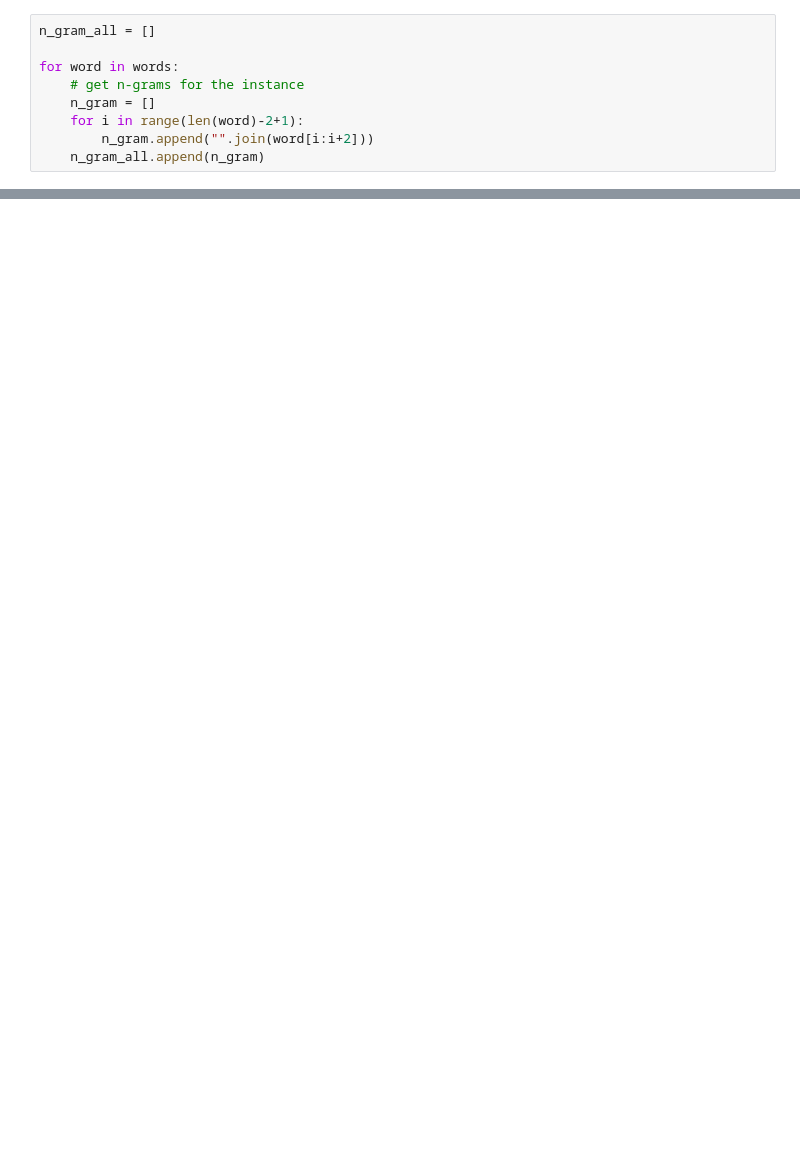
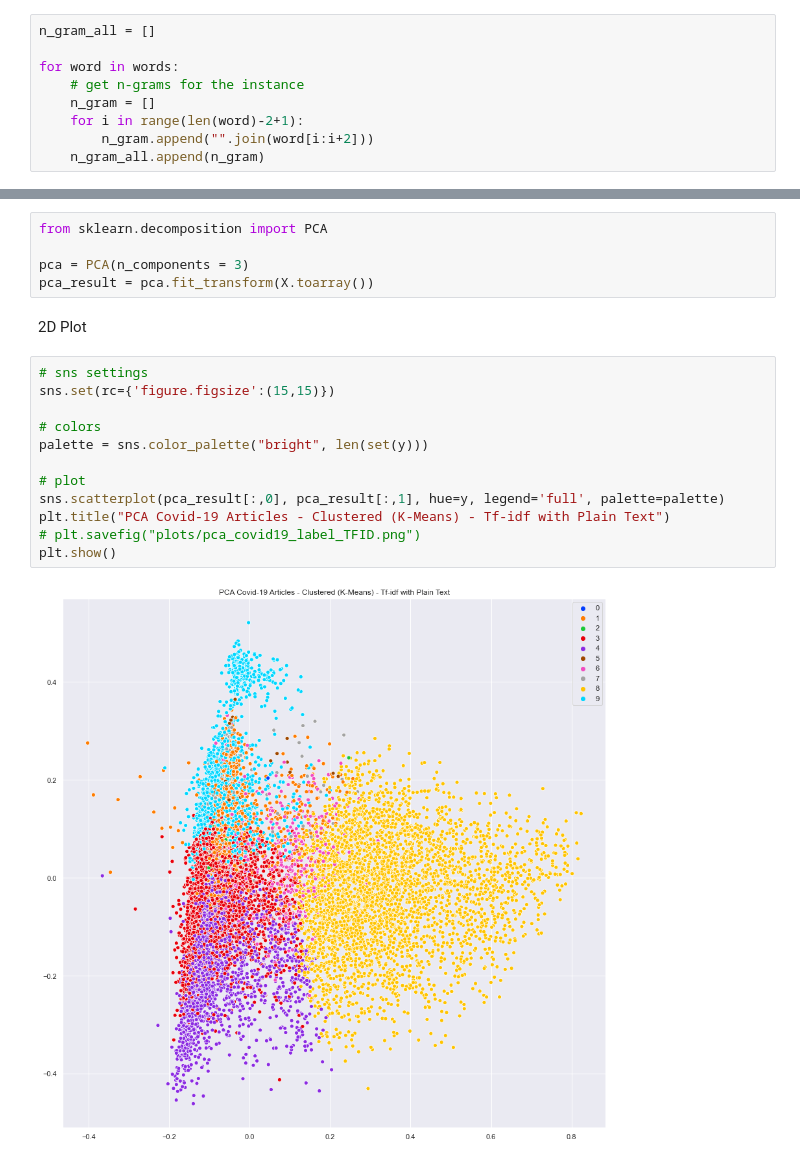
Before and after one commit to pomkos/covid19, a Jupyter notebook: corvid19.ipynb, the cells around one changed output, grey strips where cells are left out. Saved outputs shown, nothing was run; the diff lists cells and outputs as text; blank space fills up the shorter version.

```diff
--- a/corvid19.ipynb
+++ b/corvid19.ipynb
@@ -331,0 +428,21 @@ type(words[0])
+# %%
+from sklearn.decomposition import PCA
+
+pca = PCA(n_components = 3)
+pca_result = pca.fit_transform(X.toarray())
+# %% [markdown]
+2D Plot
+# %%
+# sns settings
+sns.set(rc={'figure.figsize':(15,15)})
+
+# colors
+palette = sns.color_palette("bright", len(set(y)))
+
+# plot
+sns.scatterplot(pca_result[:,0], pca_result[:,1], hue=y, legend='full', palette=palette)
+plt.title("PCA Covid-19 Articles - Clustered (K-Means) - Tf-idf with Plain Text")
+# plt.savefig("plots/pca_covid19_label_TFID.png")
+plt.show()
+# %% [output]
+[figure, added]
```
Also changed, not shown: parts of 40 cells of this notebook.
